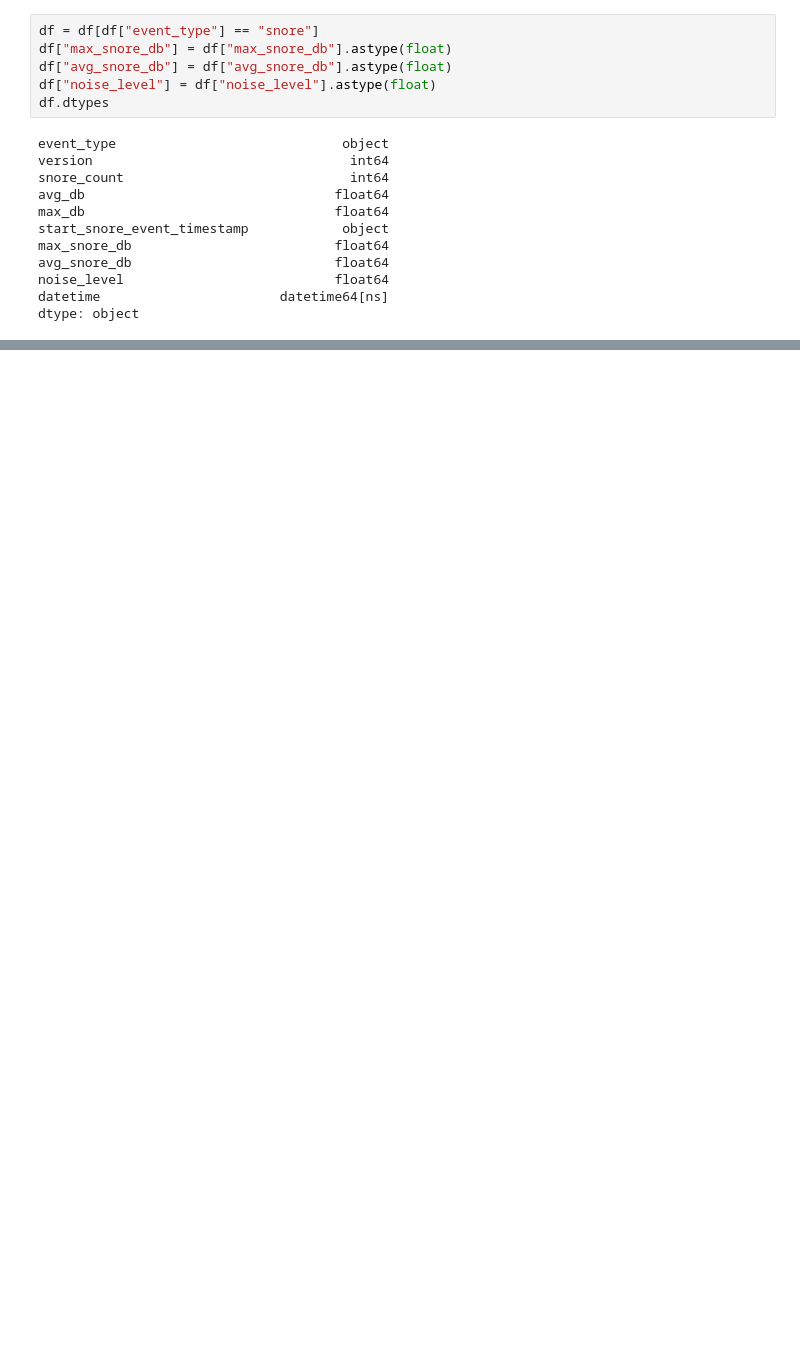
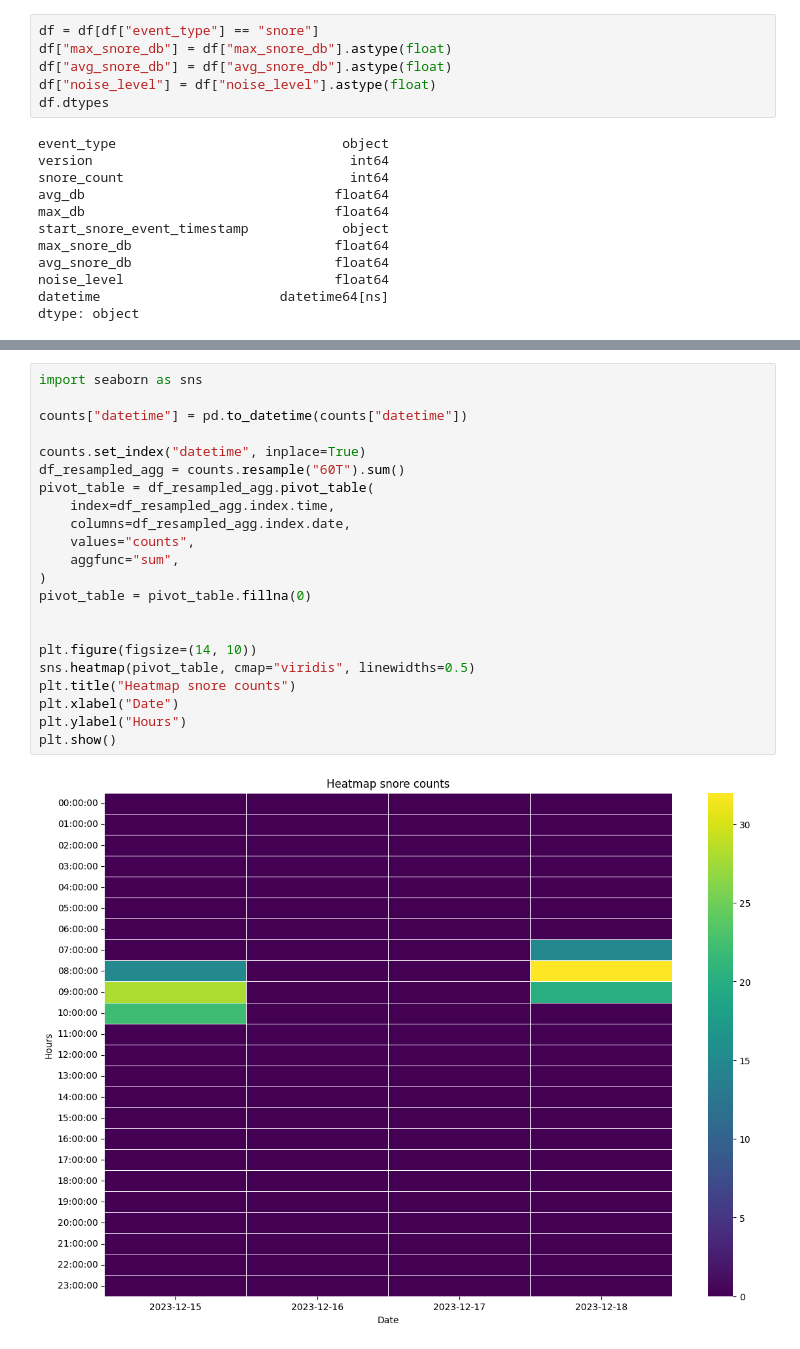
Before and after one commit to okanwyl/plot-test, a Jupyter notebook: pilot-test.ipynb, the cells around one changed output, grey strips where cells are left out. Saved outputs shown, nothing was run; the diff lists cells and outputs as text; blank space fills up the shorter version.

```diff
--- a/pilot-test.ipynb
+++ b/pilot-test.ipynb
@@ -234,0 +245,24 @@ api_json_object[:5]
+# %%
+import seaborn as sns
+
+counts["datetime"] = pd.to_datetime(counts["datetime"])
+
+counts.set_index("datetime", inplace=True)
+df_resampled_agg = counts.resample("60T").sum()
+pivot_table = df_resampled_agg.pivot_table(
+    index=df_resampled_agg.index.time,
+    columns=df_resampled_agg.index.date,
+    values="counts",
+    aggfunc="sum",
+)
+pivot_table = pivot_table.fillna(0)
+
+
+plt.figure(figsize=(14, 10))
+sns.heatmap(pivot_table, cmap="viridis", linewidths=0.5)
+plt.title("Heatmap snore counts")
+plt.xlabel("Date")
+plt.ylabel("Hours")
+plt.show()
+# %% [output]
+[figure, added]
```
Also changed, not shown: parts of 8 cells of this notebook, 2 other files.
